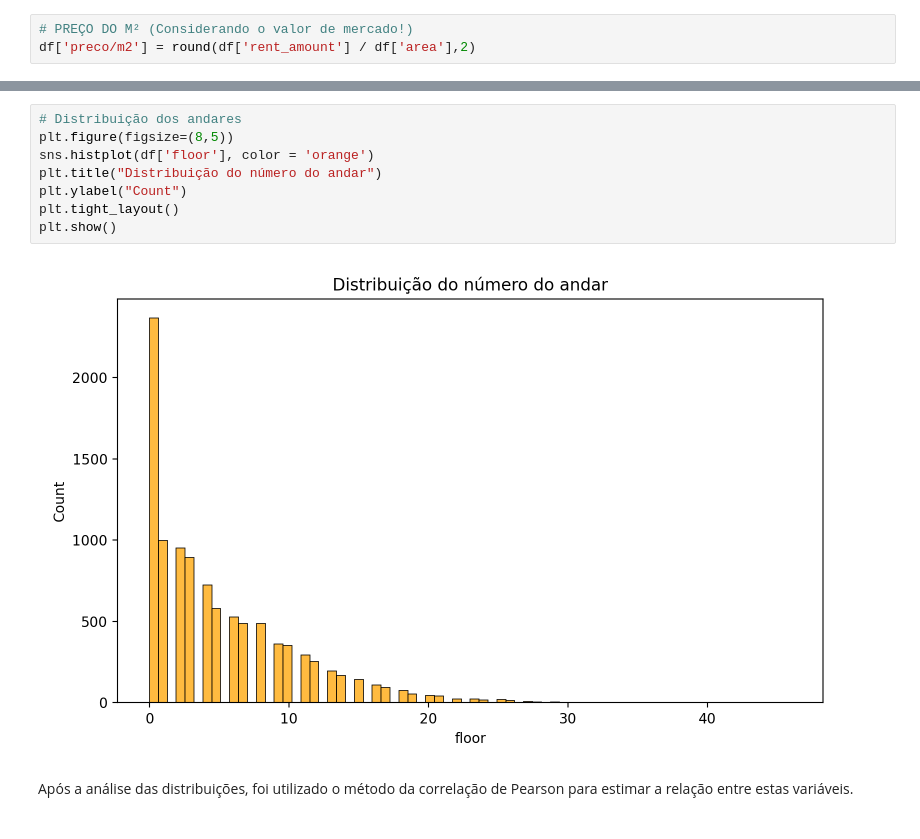
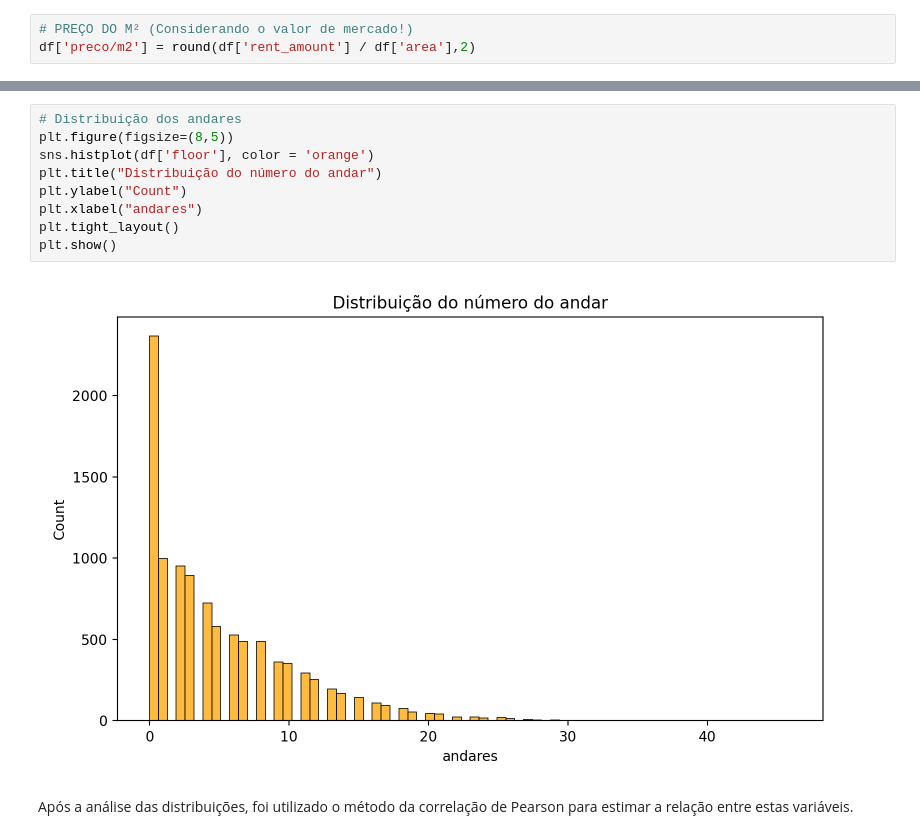
Before and after one commit to manusaleal/Projeto_EDA, a Jupyter notebook: douglas.ipynb, the cells around one changed output, grey strips where cells are left out. Cells and saved outputs as stored; diff of their text form.

```diff
--- a/douglas.ipynb
+++ b/douglas.ipynb
@@ -732,13 +753,14 @@ plt.show()
 # %%
 # Distribuição dos andares
 plt.figure(figsize=(8,5))
 sns.histplot(df['floor'], color = 'orange')
 plt.title("Distribuição do número do andar")
 plt.ylabel("Count")
+plt.xlabel("andares")
 plt.tight_layout()
 plt.show()
 # %% [output]
-[figure, old version]
+[figure, new version]
 # %% [markdown]
 Após a análise das distribuições, foi utilizado o método da correlação de Pearson para estimar a relação entre estas variáveis.
 # %%
```
Also changed, not shown: parts of 19 cells of this notebook.
